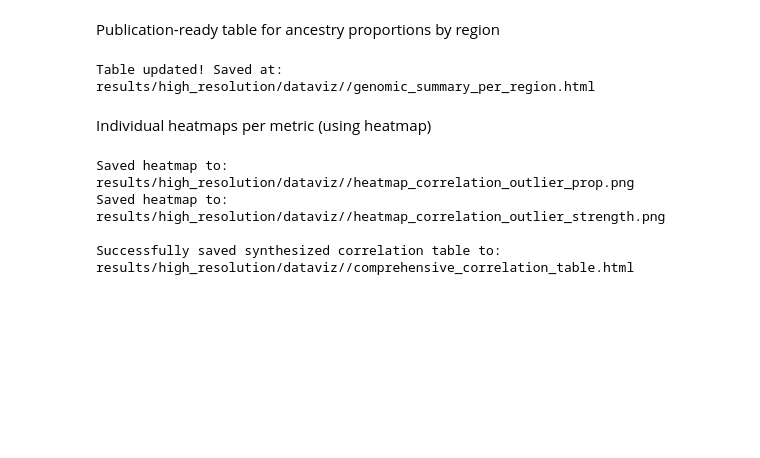
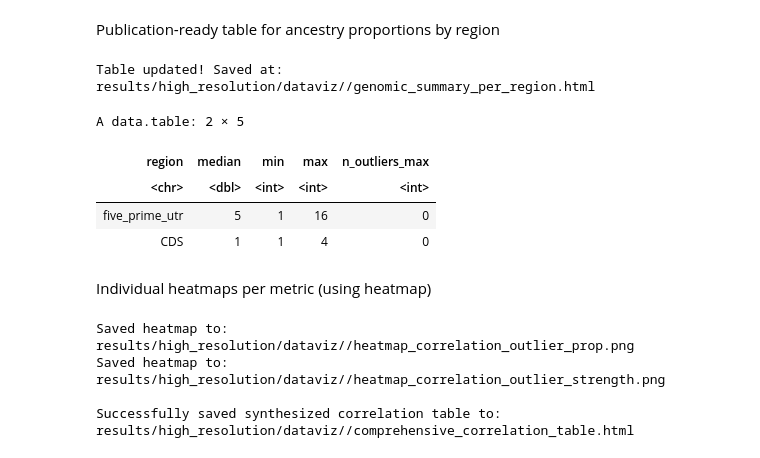
Before and after one commit to oncogensus/STRs_COVID_ExpAnalysis, a Jupyter notebook: 6_variants_analysis/6.5_ancestry_analysis/3_ancestry_dataviz.ipynb, the cells around one changed output. Cells and saved outputs as stored; diff of their text form; code cells hidden in the pictures; blank space fills up the shorter version.

```diff
--- a/6_variants_analysis/6.5_ancestry_analysis/3_ancestry_dataviz.ipynb
+++ b/6_variants_analysis/6.5_ancestry_analysis/3_ancestry_dataviz.ipynb
@@ -775,6 +777,19 @@ gtsave(tabela_final, output_path)
 cat("Table updated! Saved at:", output_path, "\n")
 # %% [output]
 Table updated! Saved at: results/high_resolution/dataviz//genomic_summary_per_region.html
+# %%
+d <- data.table::fread("results/high_resolution/plotdata_region_sample.csv")
+d[region %in% c("CDS", "five_prime_utr"),
+  .(median = median(total_STRs_raw, na.rm = TRUE),
+    min = min(total_STRs_raw, na.rm = TRUE),
+    max = max(total_STRs_raw, na.rm = TRUE),
+    n_outliers_max = max(n_outliers, na.rm = TRUE)), by = region]
+# %% [output]
+A data.table: 2 × 5
+| region | median | min | max | n_outliers_max |
+| <chr> | <dbl> | <int> | <int> | <int> |
+| five_prime_utr | 5 | 1 | 16 | 0 |
+| CDS | 1 | 1 | 4 | 0 |
 # %% [markdown]
 Individual heatmaps per metric (using heatmap)
 # %%
```
Also changed, not shown: parts of 6 cells of this notebook.
